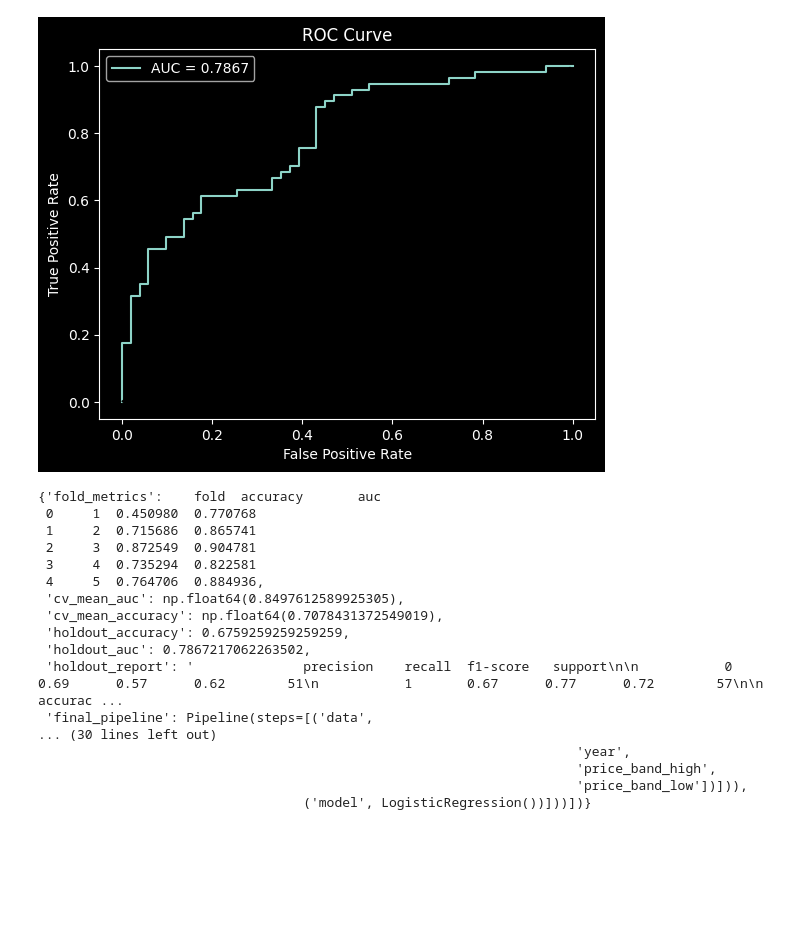
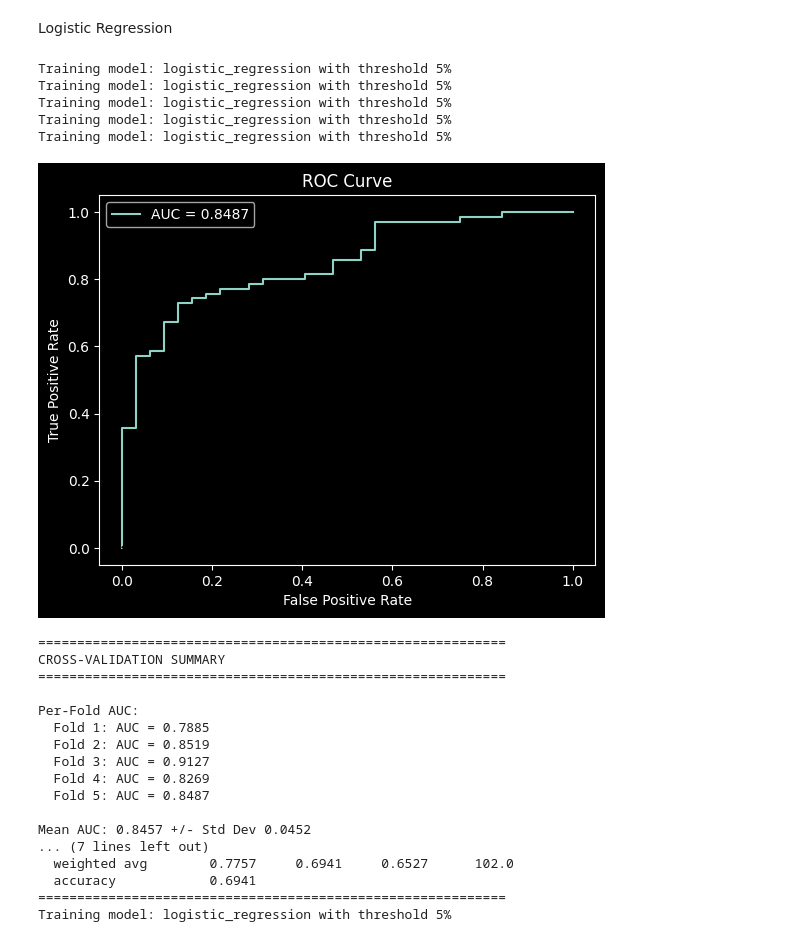
Before and after one commit to Nityunj-Goel/ipo-ml-decision-system, a Jupyter notebook: notebooks/models.ipynb, the cells around one changed output. Cells and saved outputs as stored; diff of their text form; code cells hidden in the pictures; blank space fills up the shorter version.

```diff
--- a/notebooks/models.ipynb
+++ b/notebooks/models.ipynb
@@ -1,23 +1,32 @@
+# %% [markdown]
+Logistic Regression
 # %%
-from src.models.training_orchestrator import run_time_series_training_loop
+import numpy as np
 
-run_time_series_training_loop('logistic_regression')
+from src.models.experiment_runner import run_cv_experiment
+
+_ = run_cv_experiment('logistic_regression', verbose=True)
 # %% [output]
+Training model: logistic_regression with threshold 5%
+Training model: logistic_regression with threshold 5%
+Training model: logistic_regression with threshold 5%
+Training model: logistic_regression with threshold 5%
+Training model: logistic_regression with threshold 5%
-[figure, old version]
+[figure, new version]
-{'fold_metrics':    fold  accuracy       auc
- 0     1  0.450980  0.770768
- 1     2  0.715686  0.865741
- 2     3  0.872549  0.904781
- 3     4  0.735294  0.822581
- 4     5  0.764706  0.884936,
- 'cv_mean_auc': np.float64(0.8497612589925305),
- 'cv_mean_accuracy': np.float64(0.7078431372549019),
- 'holdout_accuracy': 0.6759259259259259,
- 'holdout_auc': 0.7867217062263502,
- 'holdout_report': '              precision    recall  f1-score   support\n\n           0       0.69      0.57      0.62        51\n           1       0.67      0.77      0.72        57\n\n    accurac ...
- 'final_pipeline': Pipeline(steps=[('data',
-... (30 lines left out)
-                                                                     'year',
-                                                                     'price_band_high',
-                                                                     'price_band_low'])])),
-                                  ('model', LogisticRegression())]))])}
+============================================================
+CROSS-VALIDATION SUMMARY
+============================================================
+
+Per-Fold AUC:
+  Fold 1: AUC = 0.7885
+  Fold 2: AUC = 0.8519
+  Fold 3: AUC = 0.9127
+  Fold 4: AUC = 0.8269
+  Fold 5: AUC = 0.8487
+
+Mean AUC: 0.8457 +/- Std Dev 0.0452
+... (7 lines left out)
+  weighted avg        0.7757     0.6941     0.6527      102.0
+  accuracy            0.6941
+============================================================
+Training model: logistic_regression with threshold 5%
```
Also changed, not shown: parts of 6 cells of this notebook, 10 other files.
